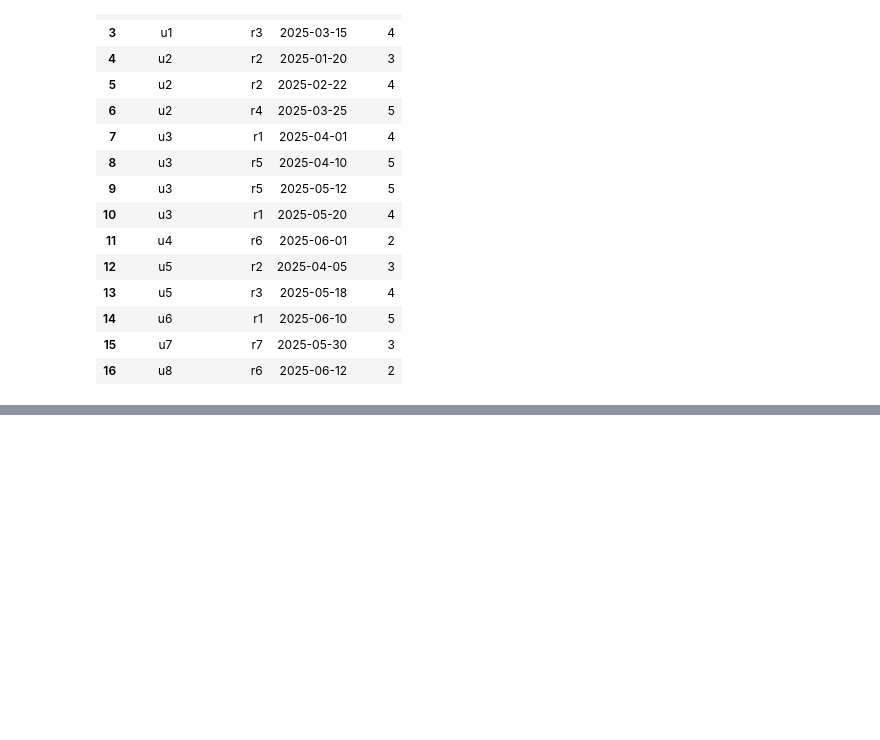
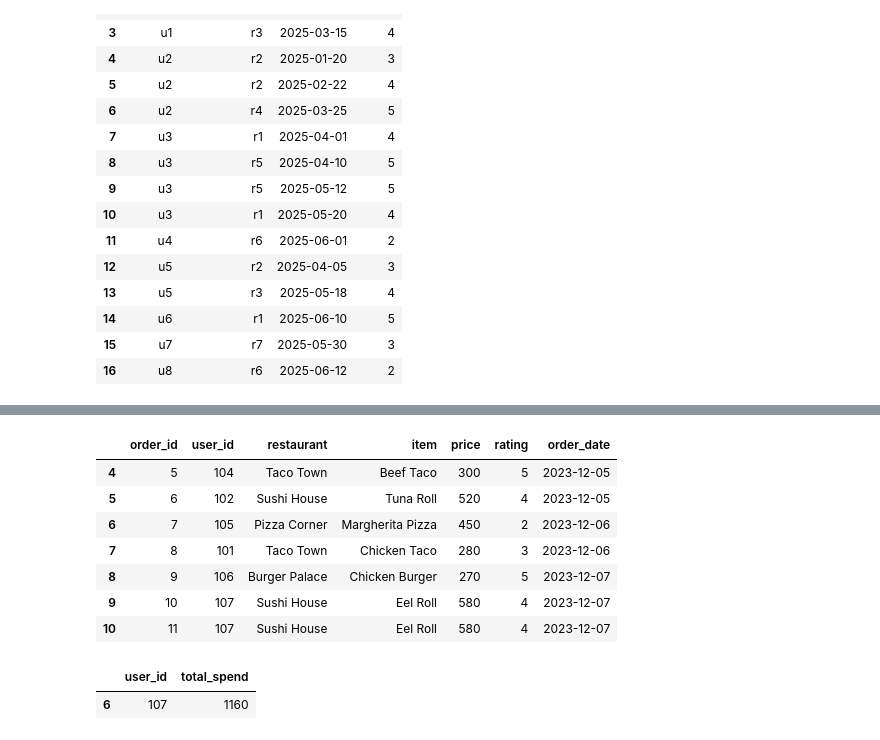
Before and after one commit to ShivamDS/Python-practice, a Jupyter notebook: 7. Uber Python Questions.ipynb, the cells around one changed output, grey strips where cells are left out. Cells and saved outputs as stored; diff of their text form; code cells hidden in the pictures; blank space fills up the shorter version.

```diff
--- a/7. Uber Python Questions.ipynb
+++ b/7. Uber Python Questions.ipynb
@@ -274,0 +382,25 @@ recsys_df
+# %%
+# Orders in December after 5th
+
+df['order_date'] = pd.to_datetime(df['order_date'])
+df[(df['order_date'].dt.day >= 5) & (df['order_date'].dt.month == 12)]
+# %% [output]
+|  | order_id | user_id | restaurant | item | price | rating | order_date |
+| 4 | 5 | 104 | Taco Town | Beef Taco | 300 | 5 | 2023-12-05 |
+| 5 | 6 | 102 | Sushi House | Tuna Roll | 520 | 4 | 2023-12-05 |
+| 6 | 7 | 105 | Pizza Corner | Margherita Pizza | 450 | 2 | 2023-12-06 |
+| 7 | 8 | 101 | Taco Town | Chicken Taco | 280 | 3 | 2023-12-06 |
+| 8 | 9 | 106 | Burger Palace | Chicken Burger | 270 | 5 | 2023-12-07 |
+| 9 | 10 | 107 | Sushi House | Eel Roll | 580 | 4 | 2023-12-07 |
+| 10 | 11 | 107 | Sushi House | Eel Roll | 580 | 4 | 2023-12-07 |
+# %%
+# User who spent the most
+
+result = df.groupby('user_id').agg(total_spend = ('price', 'sum'))
+result.reset_index(inplace=True)
+
+result.sort_values(by = 'total_spend', ascending=False, inplace=True)
+result.head(1)  #result.iloc[0]
+# %% [output]
+|  | user_id | total_spend |
+| 6 | 107 | 1160 |
```
Also changed, not shown: parts of 13 cells of this notebook.
